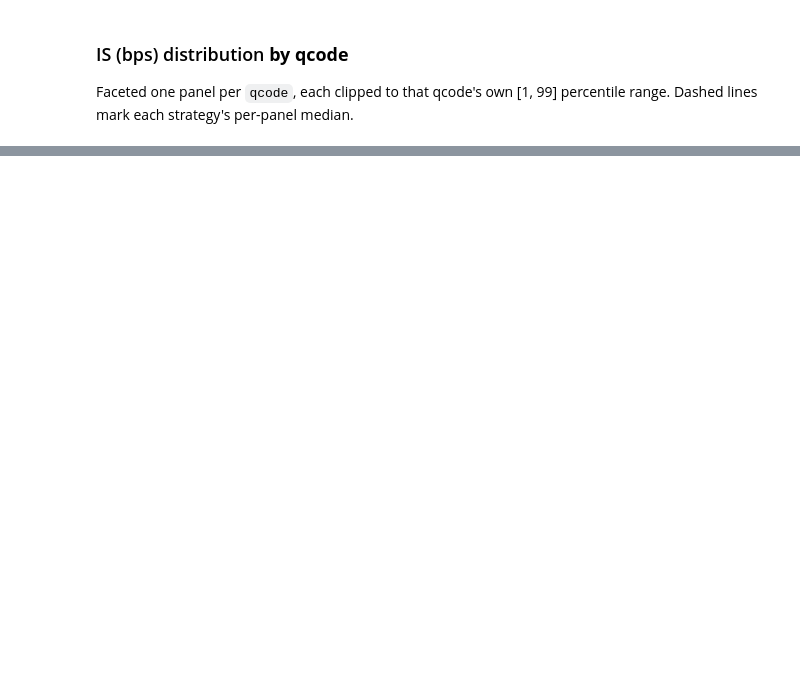
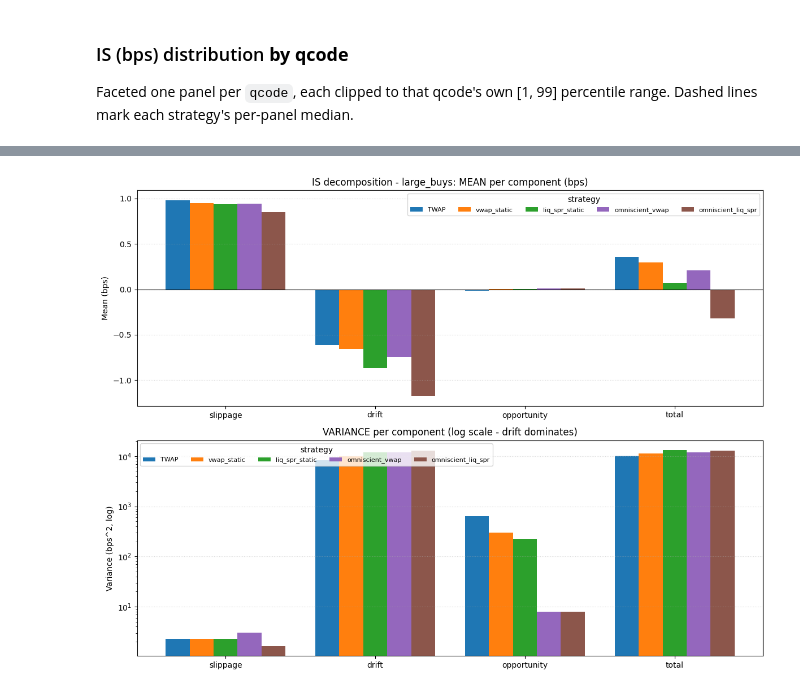
Before and after one commit to qe-internship-lwe/Individual-Project-2, a Jupyter notebook: trade_execution.ipynb, the cells around one changed output, grey strips where cells are left out. Saved outputs shown, nothing was run; the diff lists cells and outputs as text; code cells hidden in the pictures; blank space fills up the shorter version.

```diff
--- a/trade_execution.ipynb
+++ b/trade_execution.ipynb
@@ -380,0 +407,14 @@ plt.show()
+# %%
+pl.Config.set_tbl_rows(40)   # show all 20 rows (5 strategies x 4 components)
+
+decomp_table = pl.concat([
+    decompose_is_stats(twap_summary_full,    "TWAP"),
+    decompose_is_stats(vwap_summary_full,     "vwap_static"),
+    decompose_is_stats(liqspr_summary_full,   "liq_spr_static"),
+    decompose_is_stats(omnivwap_summary_full, "omniscient_vwap"),
+    decompose_is_stats(omnilqs_summary_full,  "omniscient_liq_spr"),
+])
+# wide view: one row per strategy, columns per component-stat
+decomp_wide = decomp_table.pivot(values=["mean", "median", "variance"],
+                                 index="strategy", on="component")
+decomp_table
@@ -380,0 +445,29 @@ plt.show()
+# %%
+components = ["slippage", "drift", "opportunity", "total"]
+strat_color = [(name, color) for name, _, color in STRATS]
+strategies = [s for s, _ in strat_color]
+
+def _val(stat, strat):
+    return [decomp_table.filter((pl.col("strategy") == strat) & (pl.col("component") == comp))[stat][0]
+            for comp in components]
+
+x = np.arange(len(components)); n = len(strategies); w = 0.16
+fig, (ax1, ax2) = plt.subplots(2, 1, figsize=(12, 9))
+
+for j, (strat, color) in enumerate(strat_color):
+    ax1.bar(x + (j - (n - 1) / 2) * w, _val("mean", strat), w, label=strat, color=color)
+ax1.axhline(0, color="k", lw=0.8); ax1.set_ylabel("Mean (bps)")
+ax1.set_title(f"IS decomposition - {BUCKET}: MEAN per component (bps)")
+ax1.set_xticks(x); ax1.set_xticklabels(components)
+ax1.legend(title="strategy", ncol=5, fontsize=8); ax1.grid(axis="y", ls=":", alpha=0.5)
+
+for j, (strat, color) in enumerate(strat_color):
+    ax2.bar(x + (j - (n - 1) / 2) * w, _val("variance", strat), w, label=strat, color=color)
+ax2.set_yscale("log"); ax2.set_ylabel("Variance (bps^2, log)")
+ax2.set_title("VARIANCE per component (log scale - drift dominates)")
+ax2.set_xticks(x); ax2.set_xticklabels(components)
+ax2.legend(title="strategy", ncol=5, fontsize=8); ax2.grid(axis="y", ls=":", alpha=0.5)
+
+fig.tight_layout(); plt.show()
+# %% [output]
+[figure, added]
```
Also changed, not shown: parts of 11 cells of this notebook, 4 other files.
